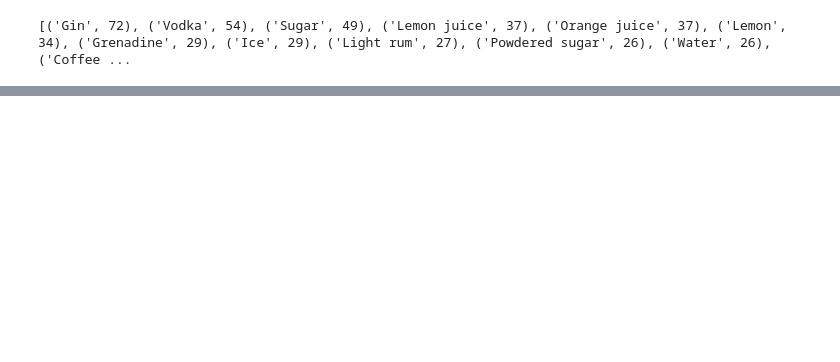
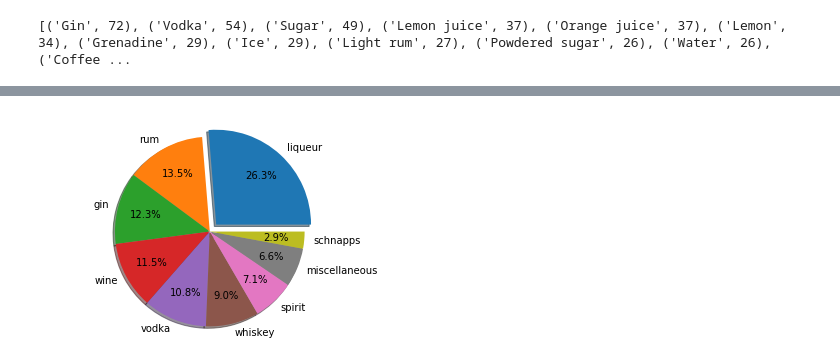
Before and after one commit to ashleep/Project-1_Team-1, a Jupyter notebook: _Drinks_main.ipynb, the cells around one changed output, grey strips where cells are left out. Cells and saved outputs as stored; diff of their text form; code cells hidden in the pictures; blank space fills up the shorter version.

```diff
--- a/_Drinks_main.ipynb
+++ b/_Drinks_main.ipynb
@@ -143,4 +143,4 @@ alcohol_names = alcoholic_df.groupby(['Names'])
 add_values = alcohol_names['Count'].sum()
 alcoholic_df_ = pd.DataFrame(add_values)
 # %%
-alcoholic_df_.sort_values(by=['Count'], ascending=False).head(30)
+alcoholic_df_ = alcoholic_df_.sort_values(by=['Count'], ascending=False).reset_index()
@@ -146,0 +173,4 @@ alcoholic_df_.sort_values(by=['Count'], ascending=False).head(30)
+# %%
+alcoholic_df_['Category'] = Categorization
+alcoholic_df_ = alcoholic_df_.drop(columns=['Names'])
+alcoholic_df_
@@ -146,0 +191,6 @@ alcoholic_df_.sort_values(by=['Count'], ascending=False).head(30)
+# %%
+alcohol_categories = alcoholic_df_.groupby(['Category'])
+add_totals = alcohol_categories['Count'].sum()
+alcohol_categories_df = pd.DataFrame(add_totals)
+# %%
+alcohol_categories_df = alcohol_categories_df.sort_values(by=['Count'], ascending=False).reset_index()
@@ -146,0 +217,9 @@ alcoholic_df_.sort_values(by=['Count'], ascending=False).head(30)
+# %%
+fig1, ax1 = plt.subplots()
+ax1.pie(alcohol_categories_df['Count'][0:9], labels=alcohol_categories_df['Category'][0:9],
+        explode=[0.1,0,0,0,0,0,0,0,0], autopct='%1.1f%%', pctdistance=0.7, labeldistance=1.1, shadow=True)
+ax1.axis('equal')  # Equal aspect ratio ensures that pie is drawn as a circle.
+
+plt.show()
+# %% [output]
+[figure, added]
```
Also changed, not shown: parts of 8 cells of this notebook, 2 other files.
